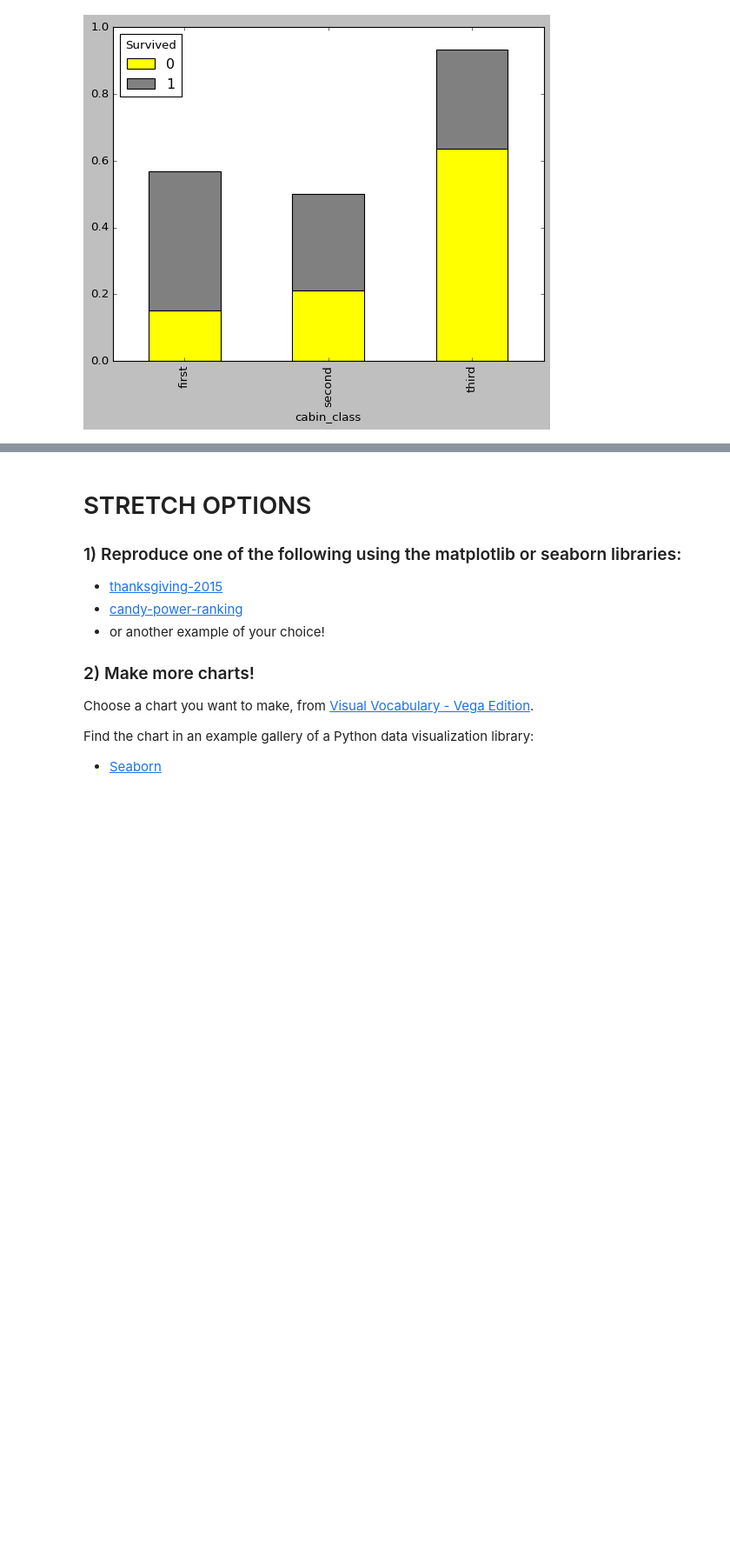
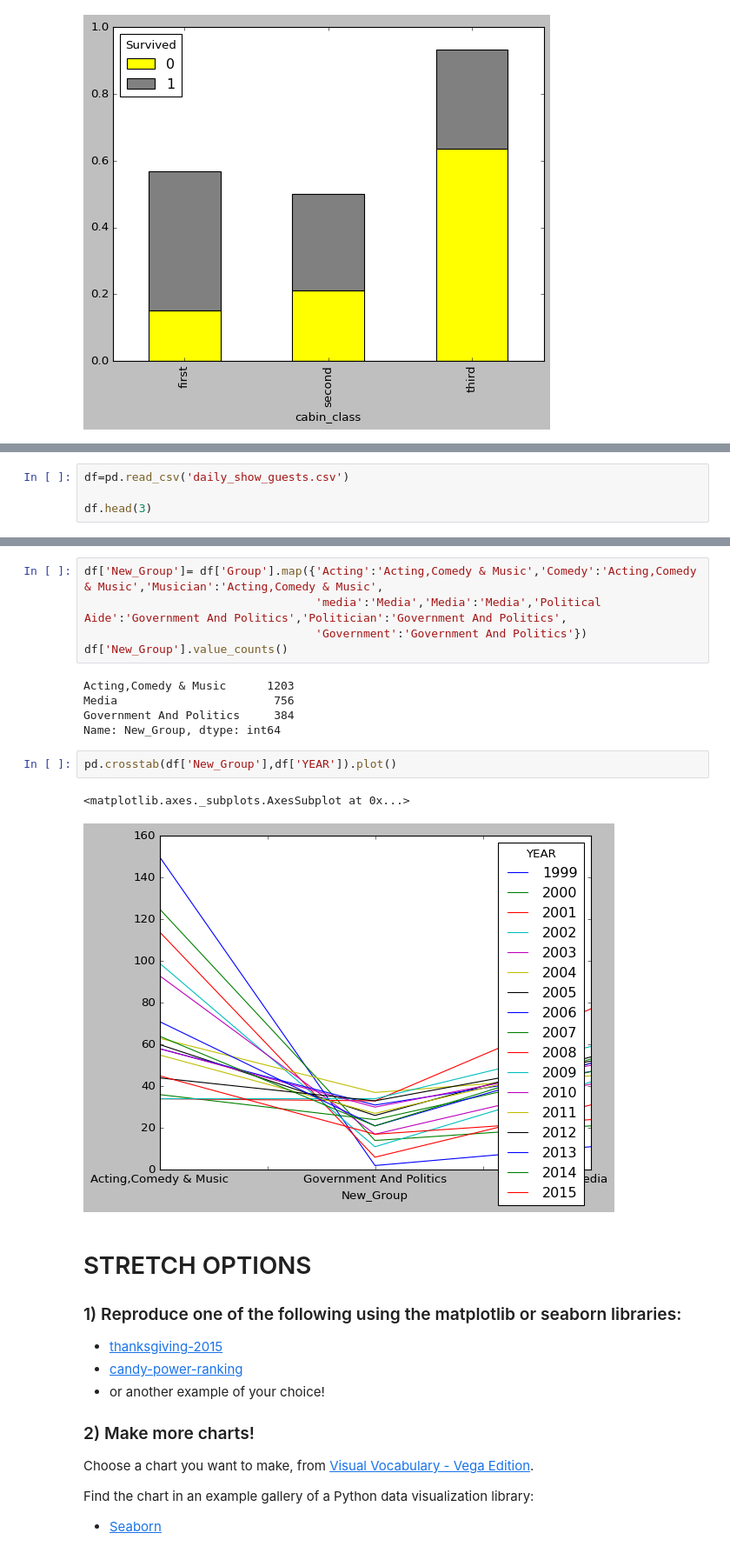
Before and after one commit to ranaharoonkhan/DS-Unit-1-Sprint-1-Data-Wrangling-and-Storytelling, a Jupyter notebook: module4-make-explanatory-visualizations/LS_DS_114_Make_Explanatory_Visualizations_Assignment.ipynb, the cells around one changed output, grey strips where cells are left out. Shown at 87% size. Saved outputs shown, nothing was run; the diff lists cells and outputs as text; blank space fills up the shorter version.

```diff
--- a/module4-make-explanatory-visualizations/LS_DS_114_Make_Explanatory_Visualizations_Assignment.ipynb
+++ b/module4-make-explanatory-visualizations/LS_DS_114_Make_Explanatory_Visualizations_Assignment.ipynb
@@ -133,0 +170,4 @@ cab_death1.plot(kind='bar', stacked=True, color=['yellow', 'gray']);
+# %%
+df=pd.read_csv('daily_show_guests.csv')
+
+df.head(3)
@@ -134,3 +204,18 @@ cab_death1.plot(kind='bar', stacked=True, color=['yellow', 'gray']);
+# %%
+df['New_Group']= df['Group'].map({'Acting':'Acting,Comedy & Music','Comedy':'Acting,Comedy & Music','Musician':'Acting,Comedy & Music',
+                                  'media':'Media','Media':'Media','Political Aide':'Government And Politics','Politician':'Government And Politics',
+                                  'Government':'Government And Politics'})
+df['New_Group'].value_counts()
+# %% [output]
+Acting,Comedy & Music      1203
+Media                       756
+Government And Politics     384
+Name: New_Group, dtype: int64
+# %%
+pd.crosstab(df['New_Group'],df['YEAR']).plot()
+# %% [output]
+<matplotlib.axes._subplots.AxesSubplot at 0x...>
+[figure, added]
 # %% [markdown]
 # STRETCH OPTIONS
 
```
Also changed, not shown: parts of 9 cells of this notebook.
